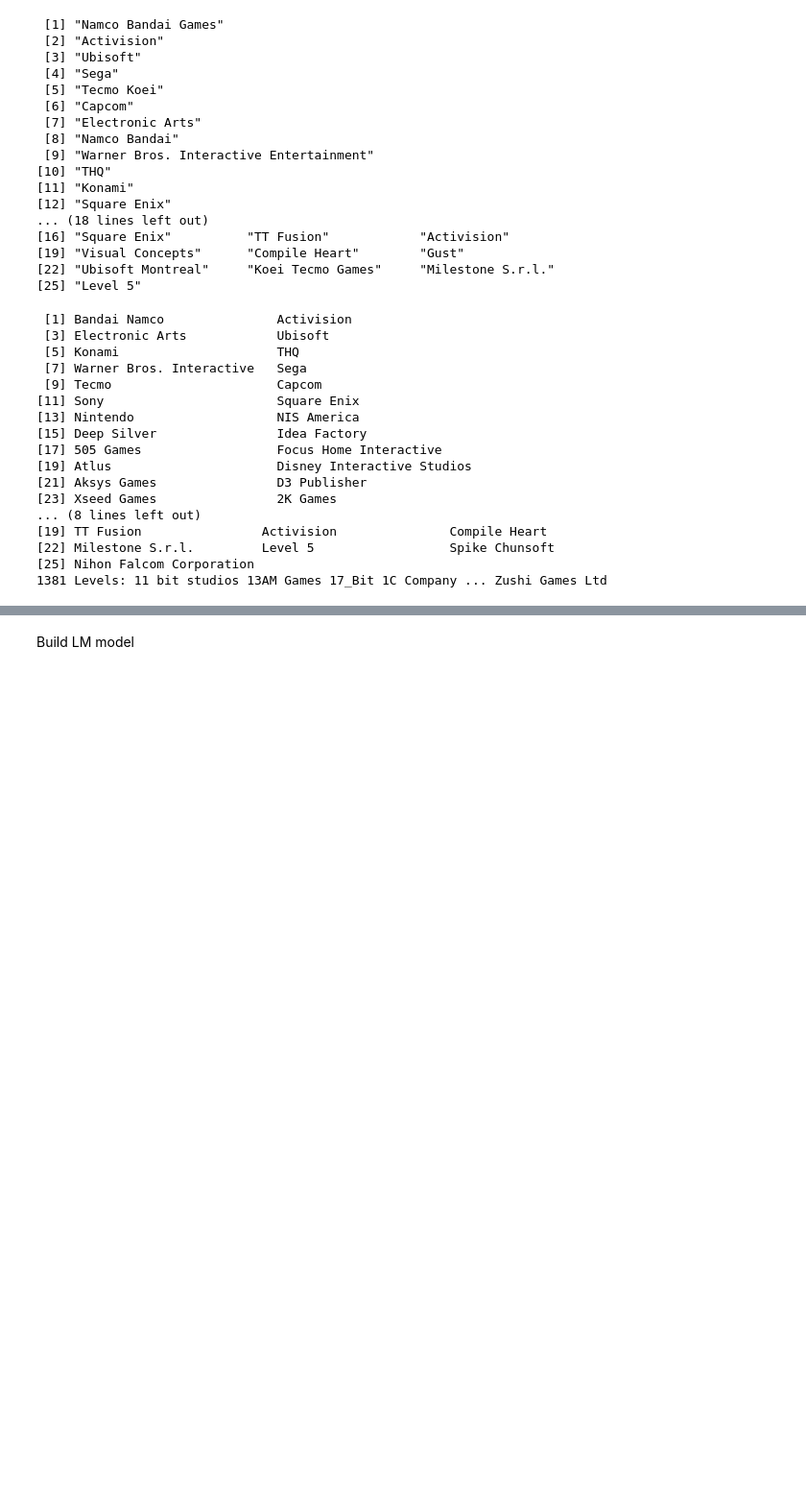
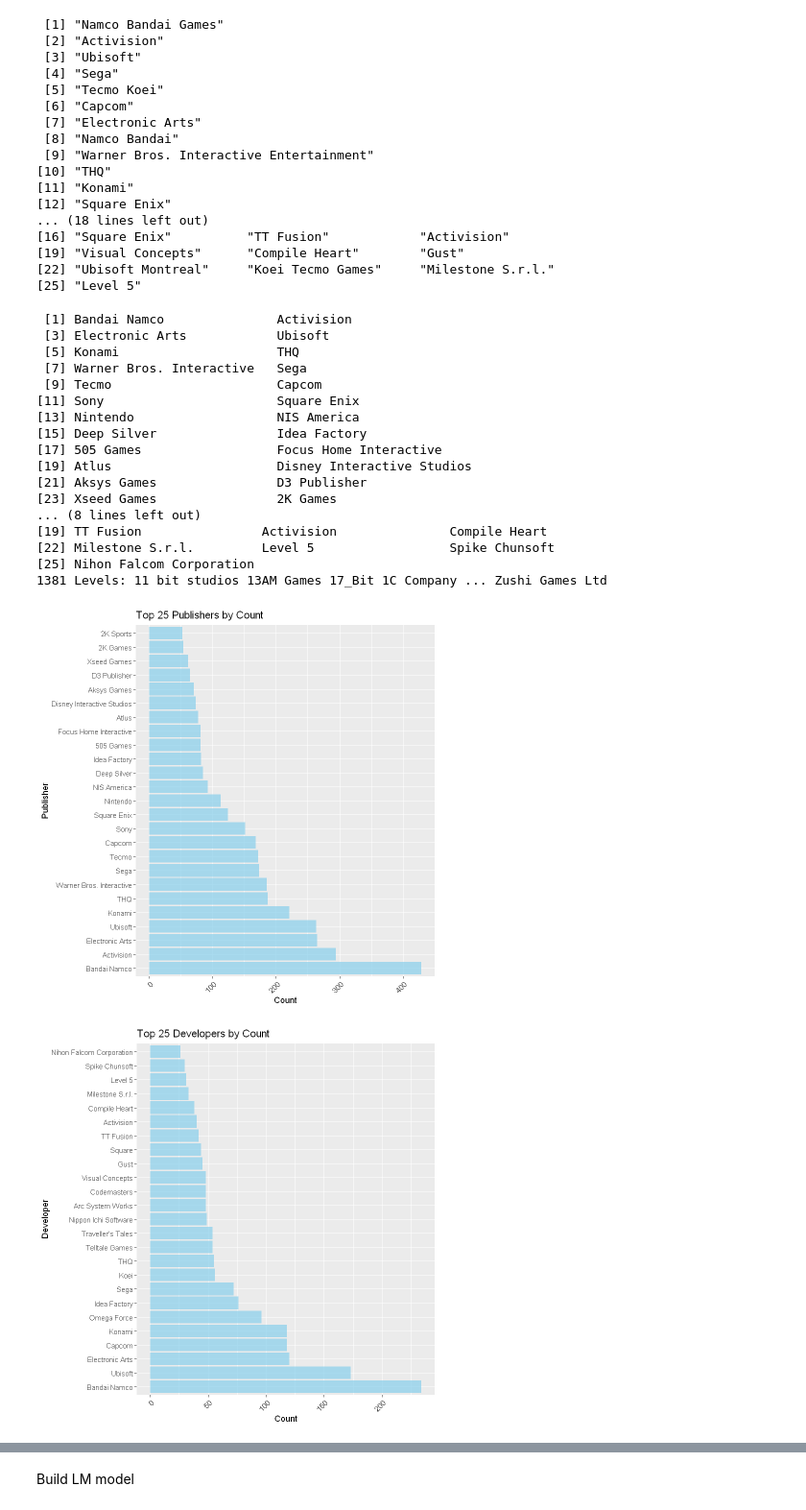
Before and after one commit to wd686/EBAC, a Jupyter notebook: dataProcessing/revenuePredictor_v2.ipynb, the cells around one changed output, grey strips where cells are left out. Shown at 96% size. Cells and saved outputs as stored; diff of their text form; code cells hidden in the pictures; blank space fills up the shorter version.

```diff
--- a/dataProcessing/revenuePredictor_v2.ipynb
+++ b/dataProcessing/revenuePredictor_v2.ipynb
@@ -618,21 +618,21 @@ data$Developer <- as.factor(data$Developer)
 
 # Calculate the frequency of each Publisher
 publisher_counts <- data %>%
-  count(Publisher) %>%
+  group_by(Publisher) %>%
+  summarise(n = n()) %>%
   arrange(desc(n))
 
 # Calculate the frequency of each Developer
 developer_counts <- data %>%
-  count(Developer) %>%
+  group_by(Developer) %>%
+  summarise(n = n()) %>%
   arrange(desc(n))
 
 # Extract the top 25 unique publishers and developers based on count frequency
 top_publishers <- publisher_counts$Publisher %>%
-  unique() %>%
   head(25)
 
 top_developers <- developer_counts$Developer %>%
-  unique() %>%
   head(25)
 
 # View the top 25
@@ -656,3 +656,24 @@ print(top_developers)
 [22] Milestone S.r.l.         Level 5                  Spike Chunsoft
 [25] Nihon Falcom Corporation
 1381 Levels: 11 bit studios 13AM Games 17_Bit 1C Company ... Zushi Games Ltd
+# %%
+# Visualize top 25 Publishers
+ggplot(head(publisher_counts, 25), aes(x = reorder(Publisher, -n), y = n)) +
+  geom_bar(stat = "identity", fill = "skyblue", alpha = 0.7) +
+  labs(title = "Top 25 Publishers by Count",
+       x = "Publisher",
+       y = "Count") +
+  theme(axis.text.x = element_text(angle = 45, hjust = 1)) +
+  coord_flip()
+
+# Visualize top 25 Developers
+ggplot(head(developer_counts, 25), aes(x = reorder(Developer, -n), y = n)) +
+  geom_bar(stat = "identity", fill = "skyblue", alpha = 0.7) +
+  labs(title = "Top 25 Developers by Count",
+       x = "Developer",
+       y = "Count") +
+  theme(axis.text.x = element_text(angle = 45, hjust = 1)) +
+  coord_flip()
+# %% [output]
+[figure, added]
+[figure, added]
```
Also changed, not shown: parts of 87 cells of this notebook, 1 other file.
